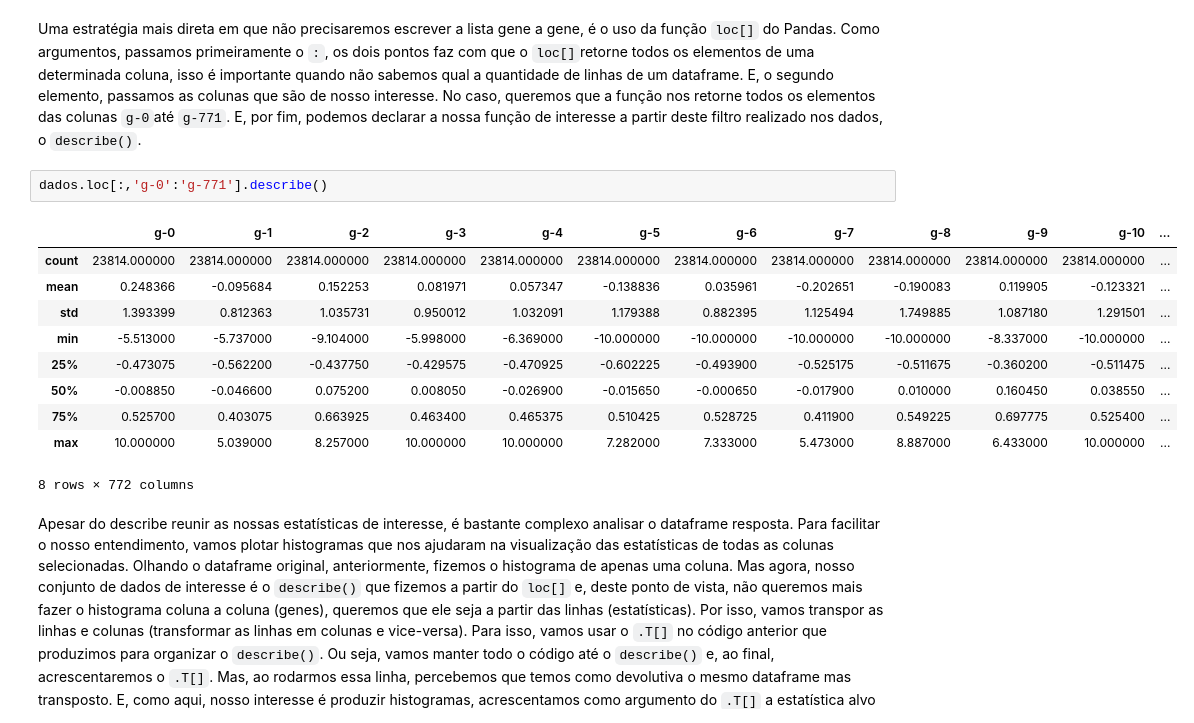
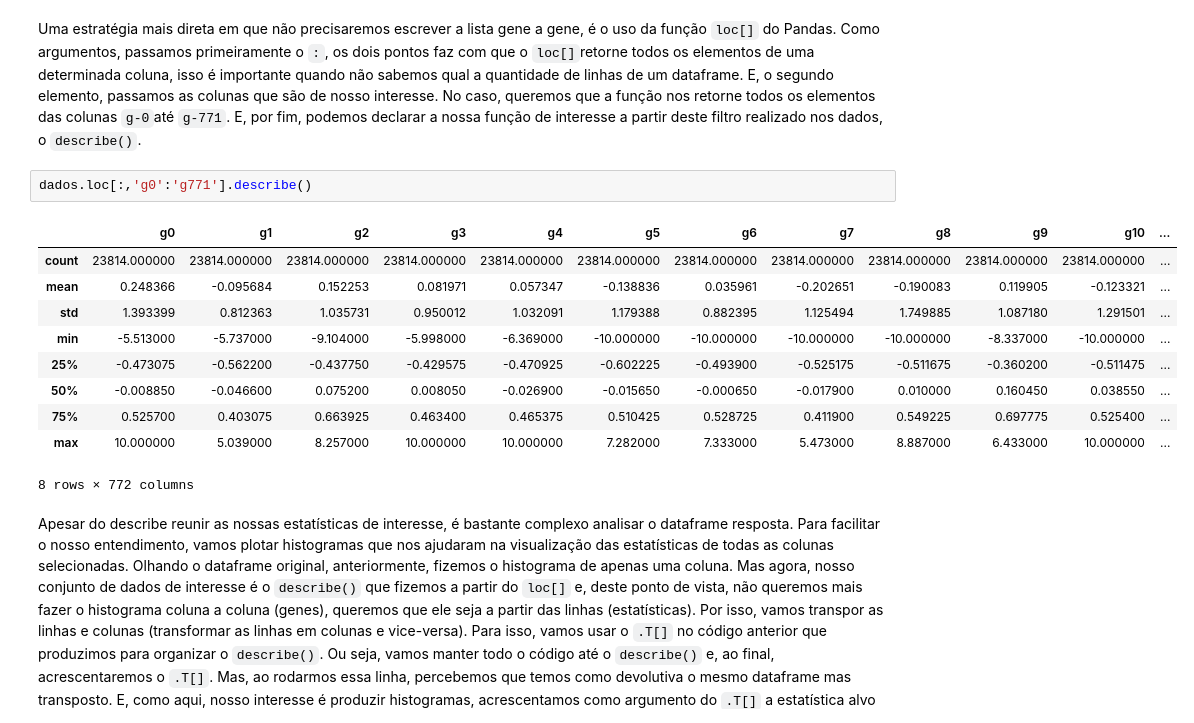
Before and after one commit to Marcelo0479/Imersao-Dados, a Jupyter notebook: Imersao_Dados.ipynb, the cells around one changed output. Cells and saved outputs as stored; diff of their text form.

````diff
--- a/Imersao_Dados.ipynb
+++ b/Imersao_Dados.ipynb
@@ -464,9 +466,9 @@ Uma estratégia mais direta em que não precisaremos escrever a lista gene a gen
 Como argumentos, passamos primeiramente o ```:```, os dois pontos faz com que o ```loc[]```retorne todos os elementos de uma determinada coluna, isso é importante quando não sabemos qual a quantidade de linhas de um dataframe. E, o segundo elemento, passamos as colunas que são de nosso interesse. No caso, queremos que a função nos retorne todos os elementos das colunas ```g-0```até ```g-771```.
 E, por fim, podemos declarar a nossa função de interesse a partir deste filtro realizado nos dados, o ```describe()```.
 # %%
-dados.loc[:,'g-0':'g-771'].describe()
+dados.loc[:,'g0':'g771'].describe()
 # %% [output]
-|  | g-0 | g-1 | g-2 | g-3 | g-4 | g-5 | g-6 | g-7 | g-8 | g-9 | g-10 | ... |
+|  | g0 | g1 | g2 | g3 | g4 | g5 | g6 | g7 | g8 | g9 | g10 | ... |
 | count | 23814.000000 | 23814.000000 | 23814.000000 | 23814.000000 | 23814.000000 | 23814.000000 | 23814.000000 | 23814.000000 | 23814.000000 | 23814.000000 | 23814.000000 | ... |
 | mean | 0.248366 | -0.095684 | 0.152253 | 0.081971 | 0.057347 | -0.138836 | 0.035961 | -0.202651 | -0.190083 | 0.119905 | -0.123321 | ... |
 | std | 1.393399 | 0.812363 | 1.035731 | 0.950012 | 1.032091 | 1.179388 | 0.882395 | 1.125494 | 1.749885 | 1.087180 | 1.291501 | ... |
````
Also changed, not shown: parts of 85 cells of this notebook.
